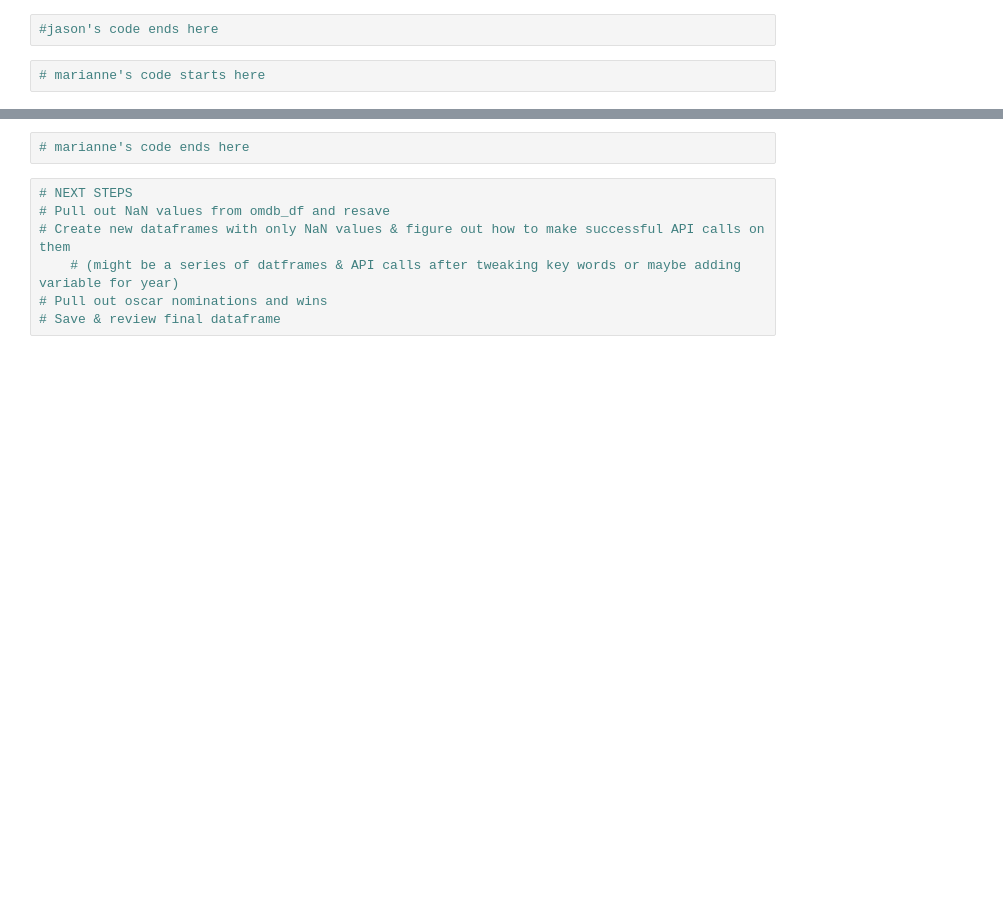
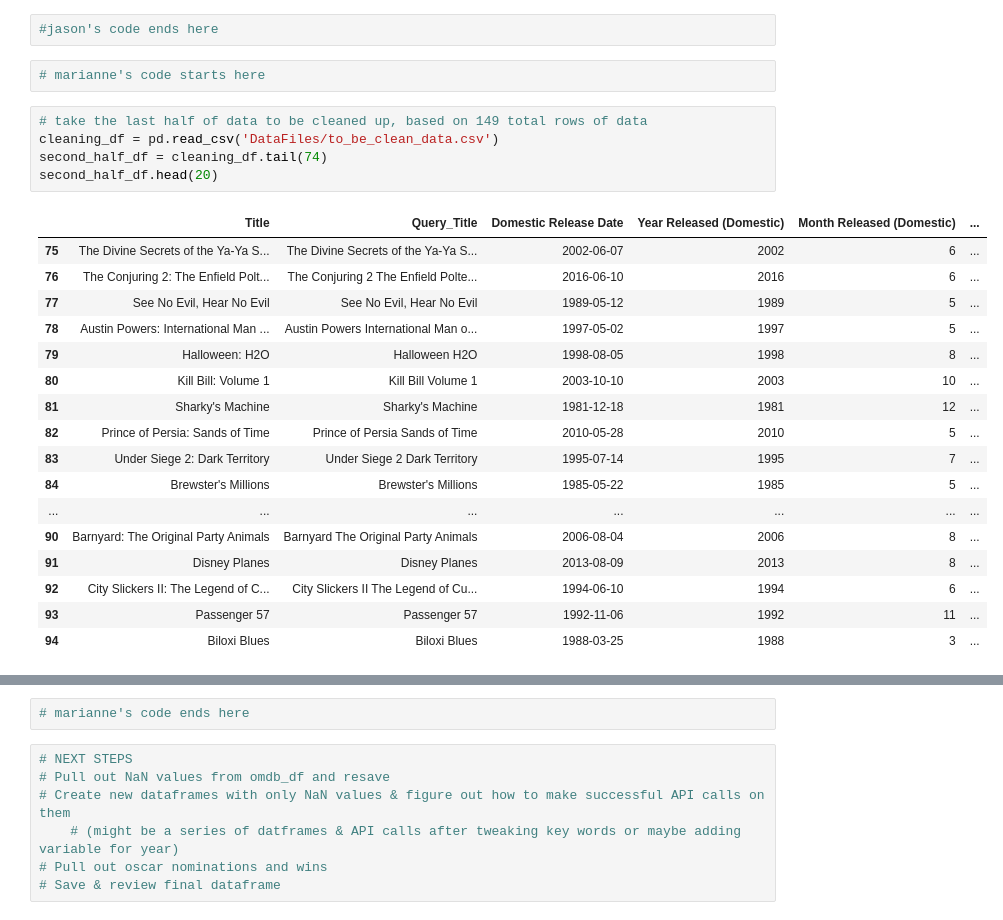
Before and after one commit to mpagerit/Team-11-project-1, a Jupyter notebook: CSV merge and Data cleaning.ipynb, the cells around one changed output, grey strips where cells are left out. Drawn from its saved outputs; the diff is of its cells as text; blank space fills up the shorter version.

```diff
--- a/CSV merge and Data cleaning.ipynb
+++ b/CSV merge and Data cleaning.ipynb
@@ -194,3 +201,26 @@ to_be_cleaned_df.to_csv('DataFiles/to_be_clean_data.csv', index=False)
 #jason's code ends here
 # %%
 # marianne's code starts here
+# %%
+# take the last half of data to be cleaned up, based on 149 total rows of data
+cleaning_df = pd.read_csv('DataFiles/to_be_clean_data.csv')
+second_half_df = cleaning_df.tail(74)
+second_half_df.head(20)
+# %% [output]
+|  | Title | Query_Title | Domestic Release Date | Year Released (Domestic) | Month Released (Domestic) | ... |
+| 75 | The Divine Secrets of the Ya-Ya S... | The Divine Secrets of the Ya-Ya S... | 2002-06-07 | 2002 | 6 | ... |
+| 76 | The Conjuring 2: The Enfield Polt... | The Conjuring 2 The Enfield Polte... | 2016-06-10 | 2016 | 6 | ... |
+| 77 | See No Evil, Hear No Evil | See No Evil, Hear No Evil | 1989-05-12 | 1989 | 5 | ... |
+| 78 | Austin Powers: International Man ... | Austin Powers International Man o... | 1997-05-02 | 1997 | 5 | ... |
+| 79 | Halloween: H2O | Halloween H2O | 1998-08-05 | 1998 | 8 | ... |
+| 80 | Kill Bill: Volume 1 | Kill Bill Volume 1 | 2003-10-10 | 2003 | 10 | ... |
+| 81 | Sharky's Machine | Sharky's Machine | 1981-12-18 | 1981 | 12 | ... |
+| 82 | Prince of Persia: Sands of Time | Prince of Persia Sands of Time | 2010-05-28 | 2010 | 5 | ... |
+| 83 | Under Siege 2: Dark Territory | Under Siege 2 Dark Territory | 1995-07-14 | 1995 | 7 | ... |
+| 84 | Brewster's Millions | Brewster's Millions | 1985-05-22 | 1985 | 5 | ... |
+| ... | ... | ... | ... | ... | ... | ... |
+| 90 | Barnyard: The Original Party Animals | Barnyard The Original Party Animals | 2006-08-04 | 2006 | 8 | ... |
+| 91 | Disney Planes | Disney Planes | 2013-08-09 | 2013 | 8 | ... |
+| 92 | City Slickers II: The Legend of C... | City Slickers II The Legend of Cu... | 1994-06-10 | 1994 | 6 | ... |
+| 93 | Passenger 57 | Passenger 57 | 1992-11-06 | 1992 | 11 | ... |
+| 94 | Biloxi Blues | Biloxi Blues | 1988-03-25 | 1988 | 3 | ... |
```
Also changed, not shown: parts of 7 cells of this notebook, 1 other file.
